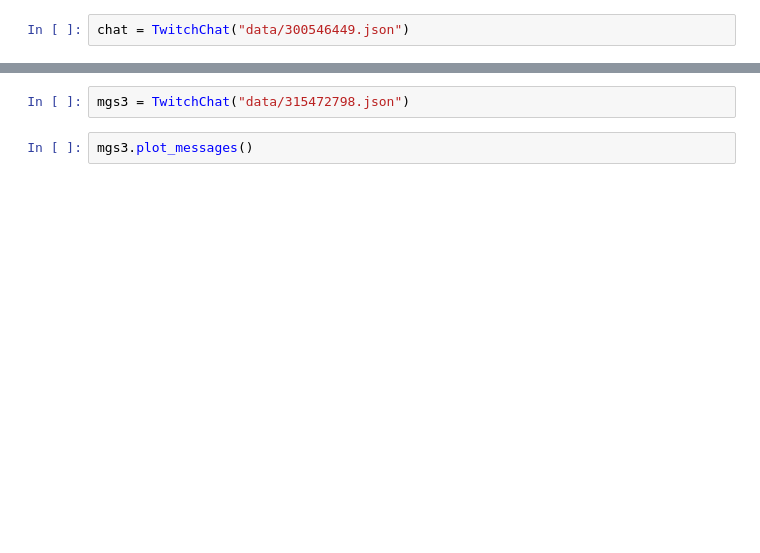
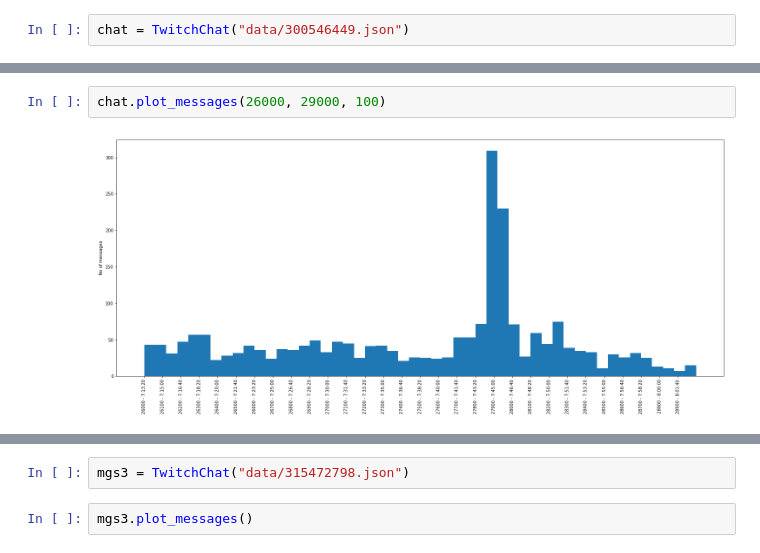
Before and after one commit to missinglinks/twitch-chat-stuff, a Jupyter notebook: Twitch Chat Analysis.ipynb, the cells around one changed output, grey strips where cells are left out. Cells and saved outputs as stored; diff of their text form; blank space fills up the shorter version.

```diff
--- a/Twitch Chat Analysis.ipynb
+++ b/Twitch Chat Analysis.ipynb
@@ -6,0 +40,4 @@ chat.plot_emoticons()
+# %%
+chat.plot_messages(26000, 29000, 100)
+# %% [output]
+[figure, added]
```
Also changed, not shown: parts of 28 cells of this notebook.
